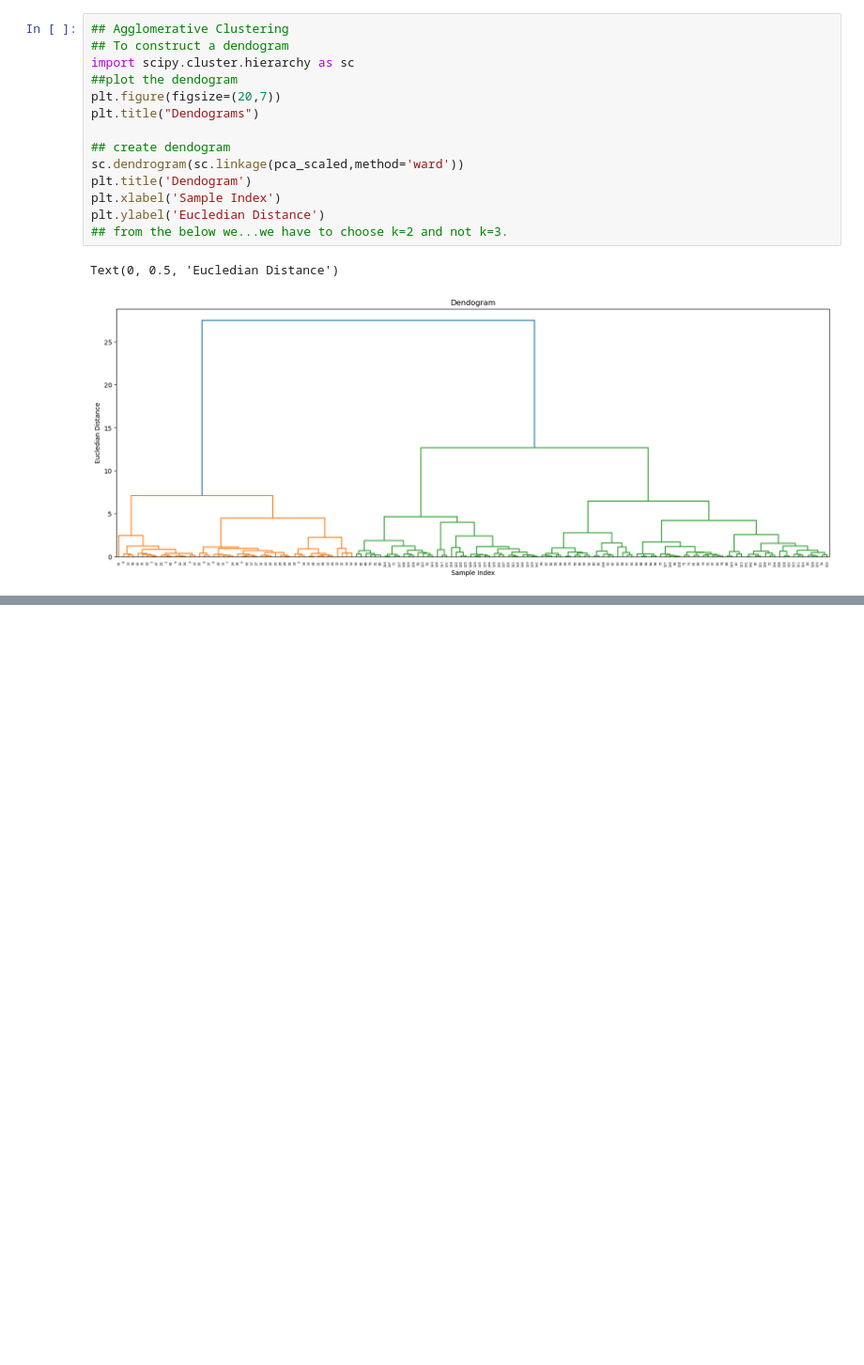
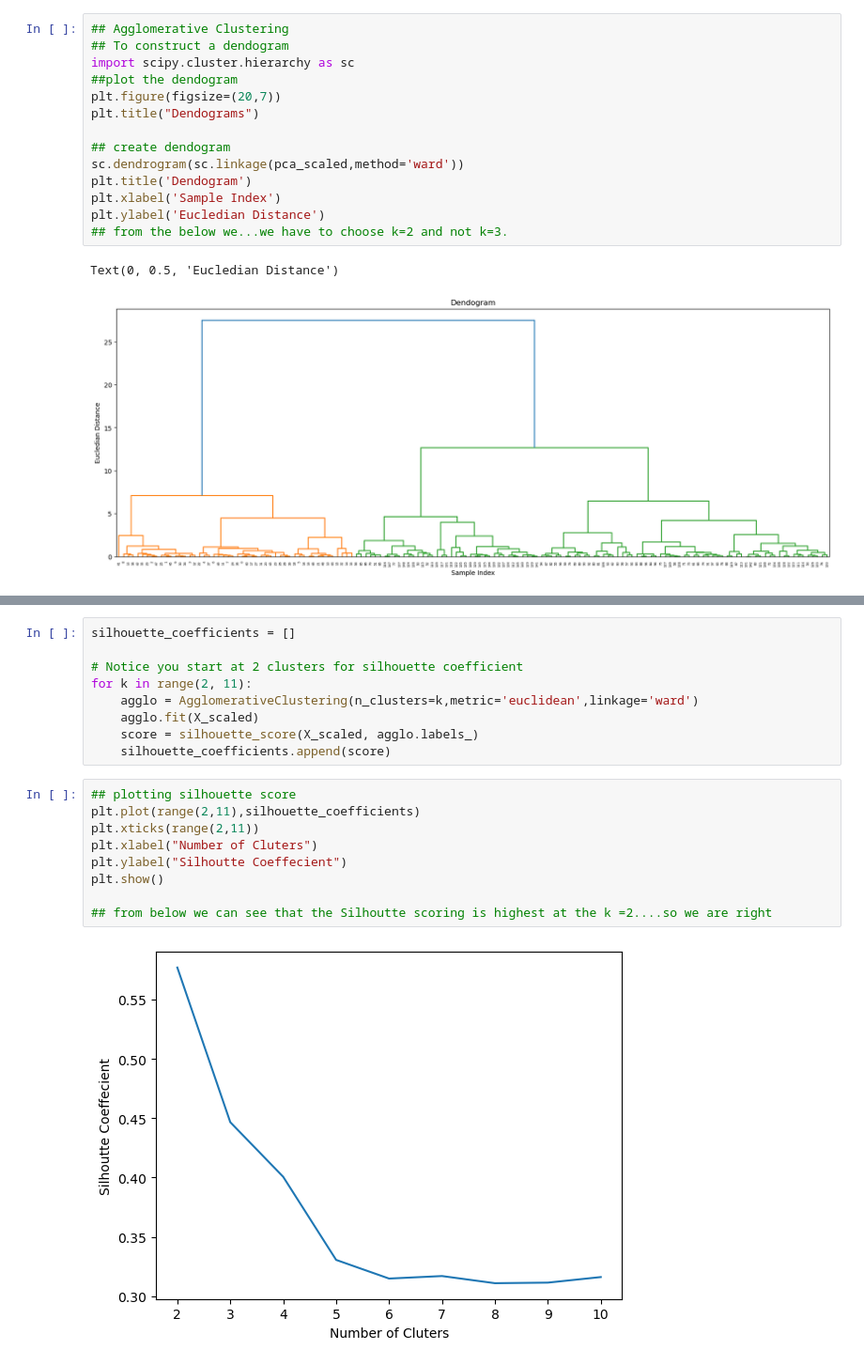
Before and after one commit to SIDHANTBARAPATRE/Machine-Learninng, a Jupyter notebook: 15-Hierarichal clustering/Hierarchical clustering.ipynb, the cells around one changed output, grey strips where cells are left out. Shown at 94% size. Cells and saved outputs as stored; diff of their text form; blank space fills up the shorter version.

```diff
--- a/15-Hierarichal clustering/Hierarchical clustering.ipynb
+++ b/15-Hierarichal clustering/Hierarchical clustering.ipynb
@@ -84,0 +115,20 @@ Text(0, 0.5, 'Eucledian Distance')
+# %%
+silhouette_coefficients = []
+
+# Notice you start at 2 clusters for silhouette coefficient
+for k in range(2, 11):
+    agglo = AgglomerativeClustering(n_clusters=k,metric='euclidean',linkage='ward')
+    agglo.fit(X_scaled)
+    score = silhouette_score(X_scaled, agglo.labels_)
+    silhouette_coefficients.append(score)
+# %%
+## plotting silhouette score
+plt.plot(range(2,11),silhouette_coefficients)
+plt.xticks(range(2,11))
+plt.xlabel("Number of Cluters")
+plt.ylabel("Silhoutte Coeffecient")
+plt.show()
+
+## from below we can see that the Silhoutte scoring is highest at the k =2....so we are right
+# %% [output]
+[figure, added]
```
Also changed, not shown: parts of 4 cells of this notebook, 1 other file.
